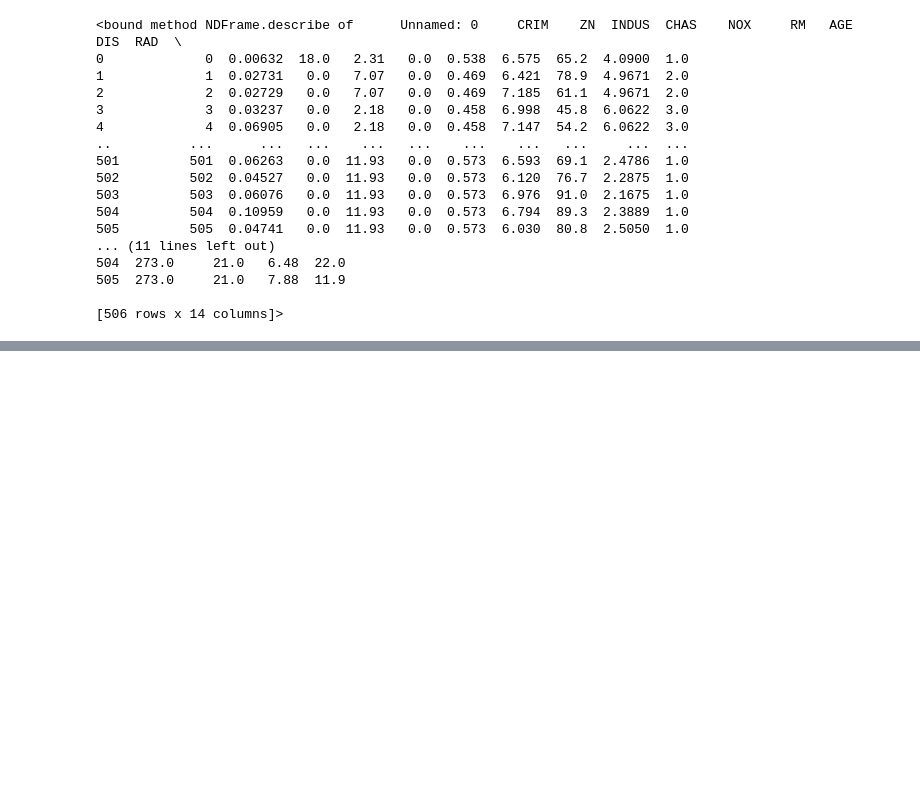
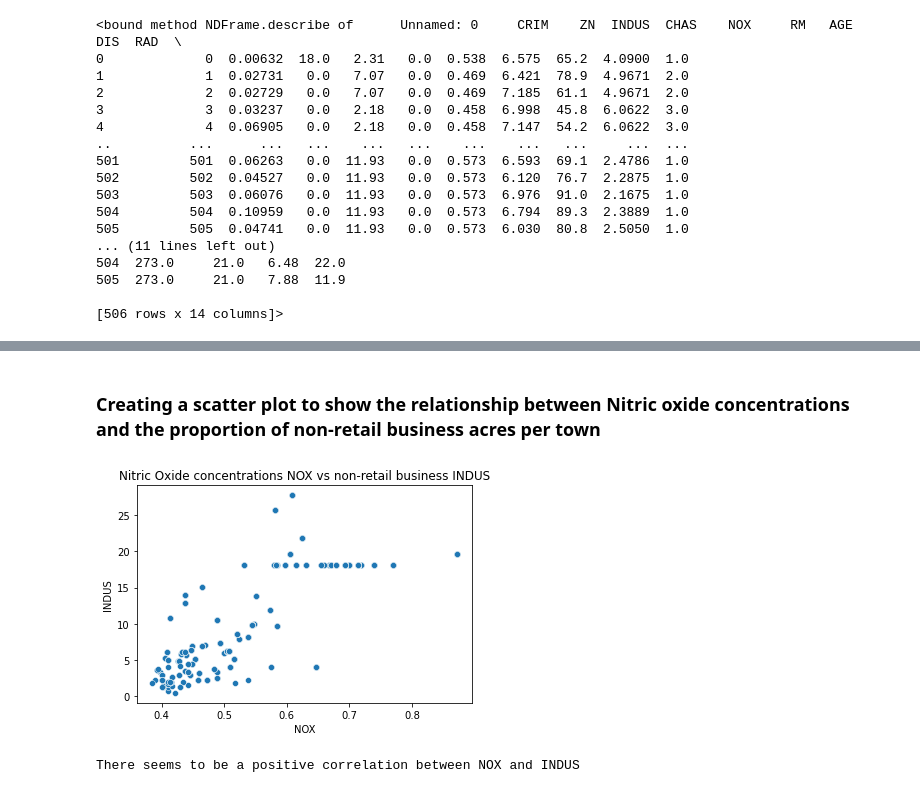
Before and after one commit to shooshminn/IBM_projects, a Jupyter notebook: Statistics for Data Science Final Project copy.ipynb, the cells around one changed output, grey strips where cells are left out. Drawn from its saved outputs; the diff is of its cells as text; code cells hidden in the pictures; blank space fills up the shorter version.

```diff
--- a/Statistics for Data Science Final Project copy.ipynb
+++ b/Statistics for Data Science Final Project copy.ipynb
@@ -149,0 +125,9 @@ ax=sns.scatterplot(x='NOX', y='INDUS',data=boston_df)
+# %% [markdown]
+### Creating a scatter plot to show the relationship between Nitric oxide concentrations and the proportion of non-retail business acres per town
+# %%
+ax=sns.scatterplot(x='NOX', y='INDUS',data=boston_df).set(title="Nitric Oxide concentrations NOX vs non-retail business INDUS")
+pyplot.show()
+print("There seems to be a positive correlation between NOX and INDUS")
+# %% [output]
+[figure, added]
+There seems to be a positive correlation between NOX and INDUS
```
Also changed, not shown: parts of 48 cells of this notebook.
